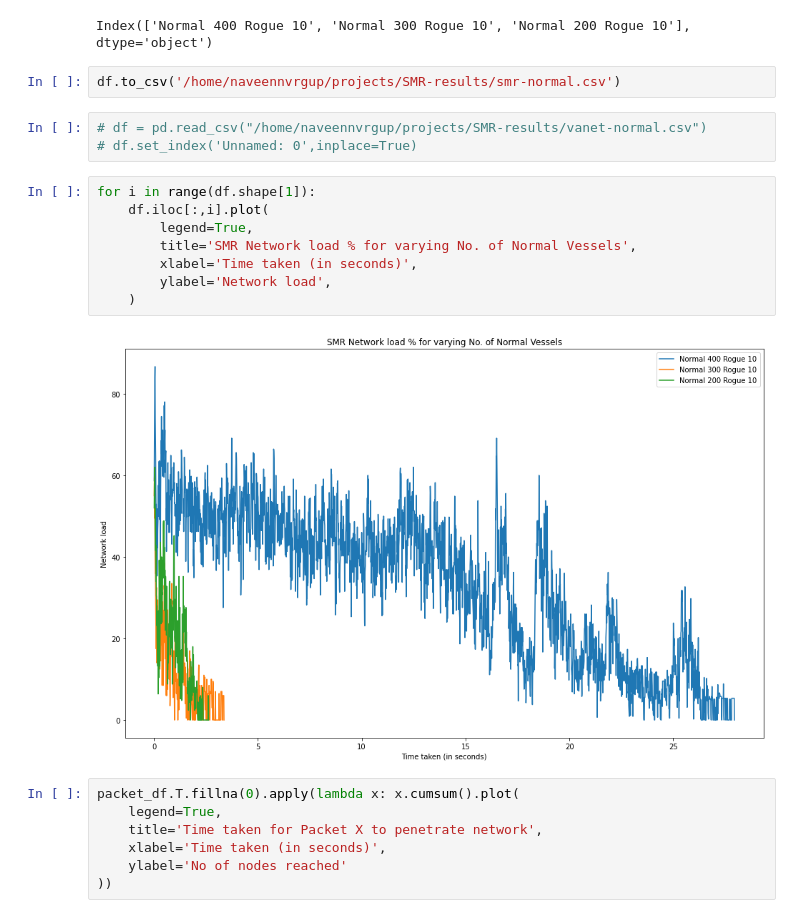
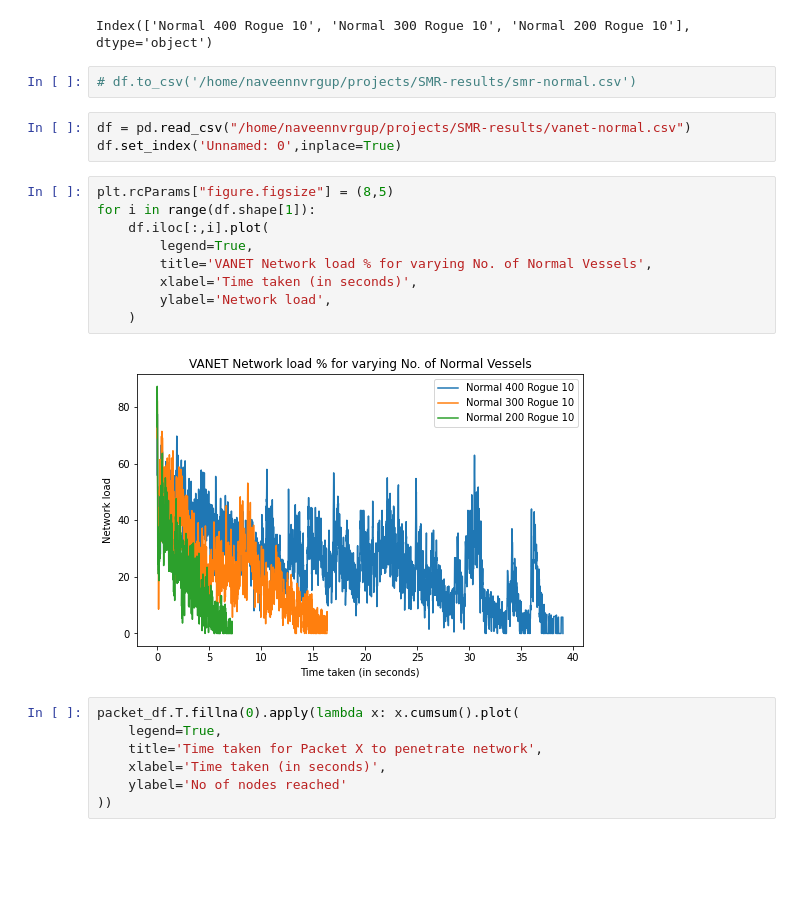
Before and after one commit to naveennvrgup/SMR-Protocol, a Jupyter notebook: results.ipynb, the cells around one changed output. Cells and saved outputs as stored; diff of their text form; blank space fills up the shorter version.

```diff
--- a/results.ipynb
+++ b/results.ipynb
@@ -42,20 +42,21 @@ df.columns
 # %% [output]
 Index(['Normal 400 Rogue 10', 'Normal 300 Rogue 10', 'Normal 200 Rogue 10'], dtype='object')
 # %%
-df.to_csv('/home/naveennvrgup/projects/SMR-results/smr-normal.csv')
+# df.to_csv('/home/naveennvrgup/projects/SMR-results/smr-normal.csv')
 # %%
-# df = pd.read_csv("/home/naveennvrgup/projects/SMR-results/vanet-normal.csv")
-# df.set_index('Unnamed: 0',inplace=True)
+df = pd.read_csv("/home/naveennvrgup/projects/SMR-results/vanet-normal.csv")
+df.set_index('Unnamed: 0',inplace=True)
 # %%
+plt.rcParams["figure.figsize"] = (8,5)
 for i in range(df.shape[1]):
     df.iloc[:,i].plot(
         legend=True,
-        title='SMR Network load % for varying No. of Normal Vessels',
+        title='VANET Network load % for varying No. of Normal Vessels',
         xlabel='Time taken (in seconds)',
         ylabel='Network load',
     )
 # %% [output]
-[figure, old version]
+[figure, new version]
 # %%
 packet_df.T.fillna(0).apply(lambda x: x.cumsum().plot(
     legend=True,
```
Also changed, not shown: parts of 4 cells of this notebook, 1 other file.
